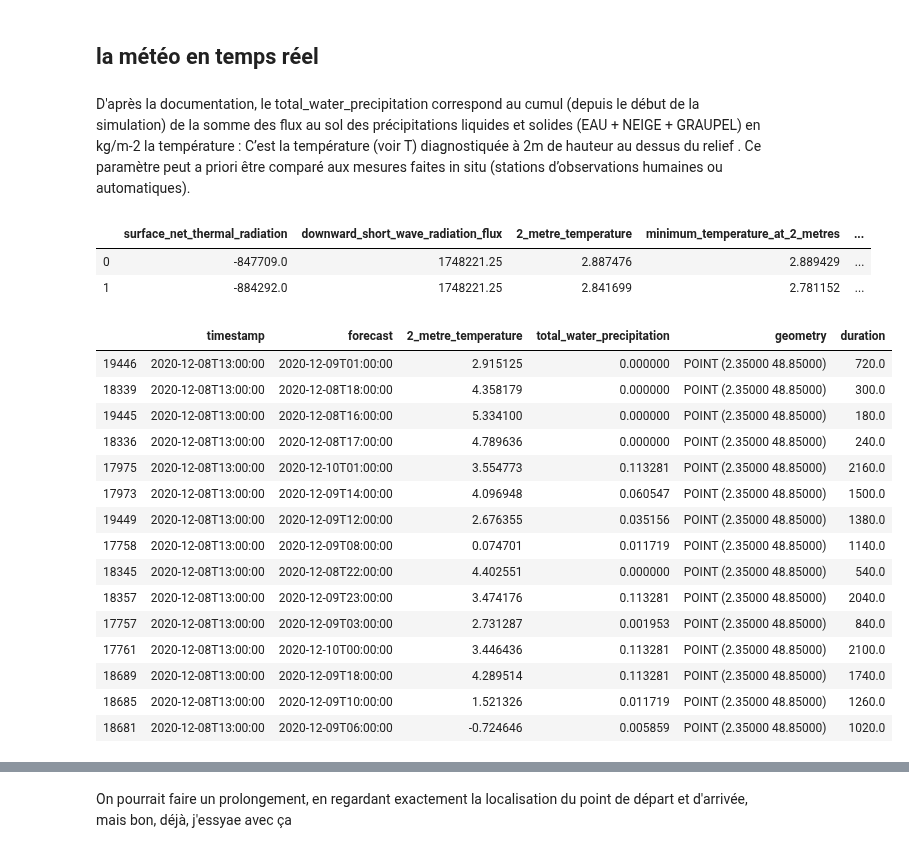
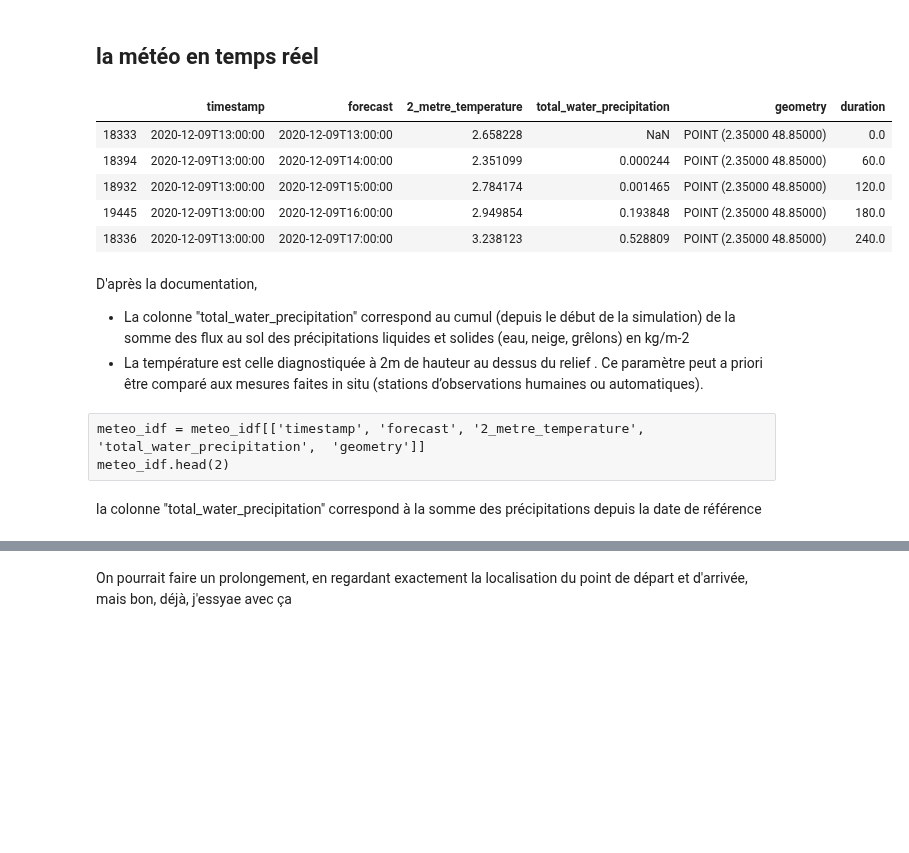
Before and after one commit to ImaneFa/Projet_Python, a Jupyter notebook: prolongement_meteo.ipynb, the cells around one changed output, grey strips where cells are left out. Drawn from its saved outputs; the diff is of its cells as text; code cells hidden in the pictures; blank space fills up the shorter version.

```diff
--- a/prolongement_meteo.ipynb
+++ b/prolongement_meteo.ipynb
@@ -31,11 +32,16 @@ meteo_idf = gpd.read_file(meteo_gpd)
 #Donne la prévision qui a été faite la veille à 13h.
+# %%
+meteo_idf.head(5)
+# %% [output]
+|  | timestamp | forecast | 2_metre_temperature | total_water_precipitation | geometry | duration |
+| 18333 | 2020-12-09T13:00:00 | 2020-12-09T13:00:00 | 2.658228 | NaN | POINT (2.35000 48.85000) | 0.0 |
+| 18394 | 2020-12-09T13:00:00 | 2020-12-09T14:00:00 | 2.351099 | 0.000244 | POINT (2.35000 48.85000) | 60.0 |
+| 18932 | 2020-12-09T13:00:00 | 2020-12-09T15:00:00 | 2.784174 | 0.001465 | POINT (2.35000 48.85000) | 120.0 |
+| 19445 | 2020-12-09T13:00:00 | 2020-12-09T16:00:00 | 2.949854 | 0.193848 | POINT (2.35000 48.85000) | 180.0 |
+| 18336 | 2020-12-09T13:00:00 | 2020-12-09T17:00:00 | 3.238123 | 0.528809 | POINT (2.35000 48.85000) | 240.0 |
 # %% [markdown]
-D'après la documentation, le total_water_precipitation correspond au cumul (depuis le début de la simulation) de la somme des flux au sol des précipitations liquides et solides (EAU + NEIGE + GRAUPEL) en kg/m-2
- la température : C’est la température (voir T) diagnostiquée à 2m de hauteur au dessus du relief . Ce paramètre peut a
+D'après la documentation,
+
+- La colonne "total_water_precipitation" correspond au cumul (depuis le début de la simulation) de la somme des flux au sol des précipitations liquides et solides (eau, neige, grêlons) en kg/m-2
+- La température est celle diagnostiquée à 2m de hauteur au dessus du relief . Ce paramètre peut a
 priori être comparé aux mesures faites in situ (stations d’observations humaines ou automatiques).
-# %%
-meteo_idf.head(2)
-# %% [output]
-|  | surface_net_thermal_radiation | downward_short_wave_radiation_flux | 2_metre_temperature | minimum_temperature_at_2_metres | ... |
-| 0 | -847709.0 | 1748221.25 | 2.887476 | 2.889429 | ... |
-| 1 | -884292.0 | 1748221.25 | 2.841699 | 2.781152 | ... |
@@ -44,24 +48,10 @@ meteo_idf = meteo_idf[['timestamp', 'forecast', '2_metre_temperature', 'total_wa
+# %% [raw]
+meteo_idf = meteo_idf[['timestamp', 'forecast', '2_metre_temperature', 'total_water_precipitation',  'geometry']]
+meteo_idf.head(2)
 # %%
 meteo_idf["duration"] = pd.to_datetime(meteo_idf["forecast"]) - pd.to_datetime(meteo_idf["timestamp"])
 meteo_idf["duration"] = meteo_idf["duration"].astype("timedelta64[m]")
 #Différence en minutes entre la prévision et l'heure prévue
-meteo_idf = meteo_idf.cx[2.35,48.85] #On n'a que les prévisions pour le centre de Paris, c'est déjà bien
-meteo_idf = meteo_idf.sort_values('forecast').sample(15) # On a bien toutes les heures les unes après les autres
-meteo_idf
+meteo_idf = meteo_idf.cx[2.35,48.85]
+#On ne garde que les prévisions pour le centre de Paris ce qu'on suppose signifiant pour le reste de la région
+meteo_idf = meteo_idf.sort_values('forecast')
-# %% [output]
-|  | timestamp | forecast | 2_metre_temperature | total_water_precipitation | geometry | duration |
-| 19446 | 2020-12-08T13:00:00 | 2020-12-09T01:00:00 | 2.915125 | 0.000000 | POINT (2.35000 48.85000) | 720.0 |
-| 18339 | 2020-12-08T13:00:00 | 2020-12-08T18:00:00 | 4.358179 | 0.000000 | POINT (2.35000 48.85000) | 300.0 |
-| 19445 | 2020-12-08T13:00:00 | 2020-12-08T16:00:00 | 5.334100 | 0.000000 | POINT (2.35000 48.85000) | 180.0 |
-| 18336 | 2020-12-08T13:00:00 | 2020-12-08T17:00:00 | 4.789636 | 0.000000 | POINT (2.35000 48.85000) | 240.0 |
-| 17975 | 2020-12-08T13:00:00 | 2020-12-10T01:00:00 | 3.554773 | 0.113281 | POINT (2.35000 48.85000) | 2160.0 |
-| 17973 | 2020-12-08T13:00:00 | 2020-12-09T14:00:00 | 4.096948 | 0.060547 | POINT (2.35000 48.85000) | 1500.0 |
-| 19449 | 2020-12-08T13:00:00 | 2020-12-09T12:00:00 | 2.676355 | 0.035156 | POINT (2.35000 48.85000) | 1380.0 |
-| 17758 | 2020-12-08T13:00:00 | 2020-12-09T08:00:00 | 0.074701 | 0.011719 | POINT (2.35000 48.85000) | 1140.0 |
-| 18345 | 2020-12-08T13:00:00 | 2020-12-08T22:00:00 | 4.402551 | 0.000000 | POINT (2.35000 48.85000) | 540.0 |
-| 18357 | 2020-12-08T13:00:00 | 2020-12-09T23:00:00 | 3.474176 | 0.113281 | POINT (2.35000 48.85000) | 2040.0 |
-| 17757 | 2020-12-08T13:00:00 | 2020-12-09T03:00:00 | 2.731287 | 0.001953 | POINT (2.35000 48.85000) | 840.0 |
-| 17761 | 2020-12-08T13:00:00 | 2020-12-10T00:00:00 | 3.446436 | 0.113281 | POINT (2.35000 48.85000) | 2100.0 |
-| 18689 | 2020-12-08T13:00:00 | 2020-12-09T18:00:00 | 4.289514 | 0.113281 | POINT (2.35000 48.85000) | 1740.0 |
-| 18685 | 2020-12-08T13:00:00 | 2020-12-09T10:00:00 | 1.521326 | 0.011719 | POINT (2.35000 48.85000) | 1260.0 |
-| 18681 | 2020-12-08T13:00:00 | 2020-12-09T06:00:00 | -0.724646 | 0.005859 | POINT (2.35000 48.85000) | 1020.0 |
@@ -67,0 +60,2 @@ meteo_idf
+# %% [markdown]
+la colonne "total_water_precipitation" correspond à la somme des précipitations depuis la date de référence
```
Also changed, not shown: parts of 30 cells of this notebook.
